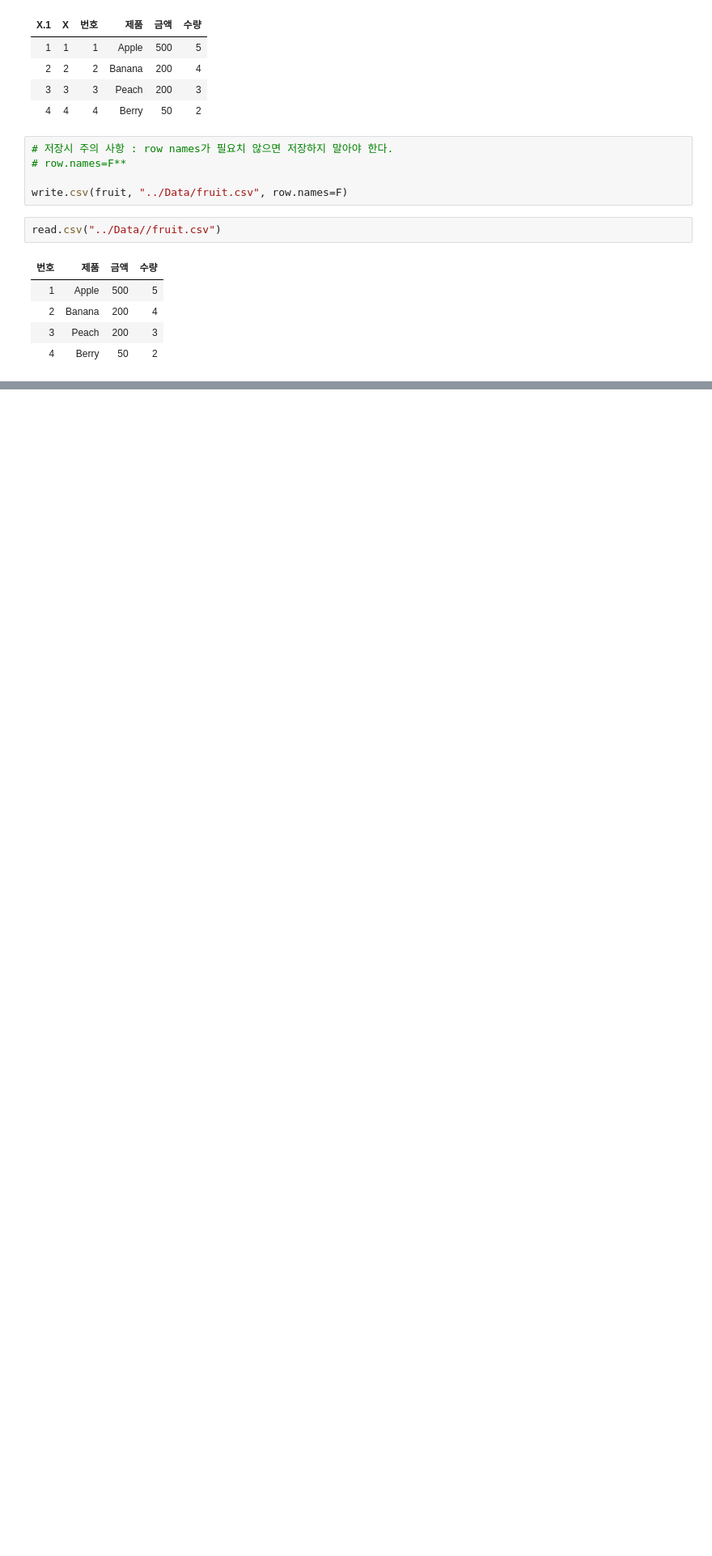
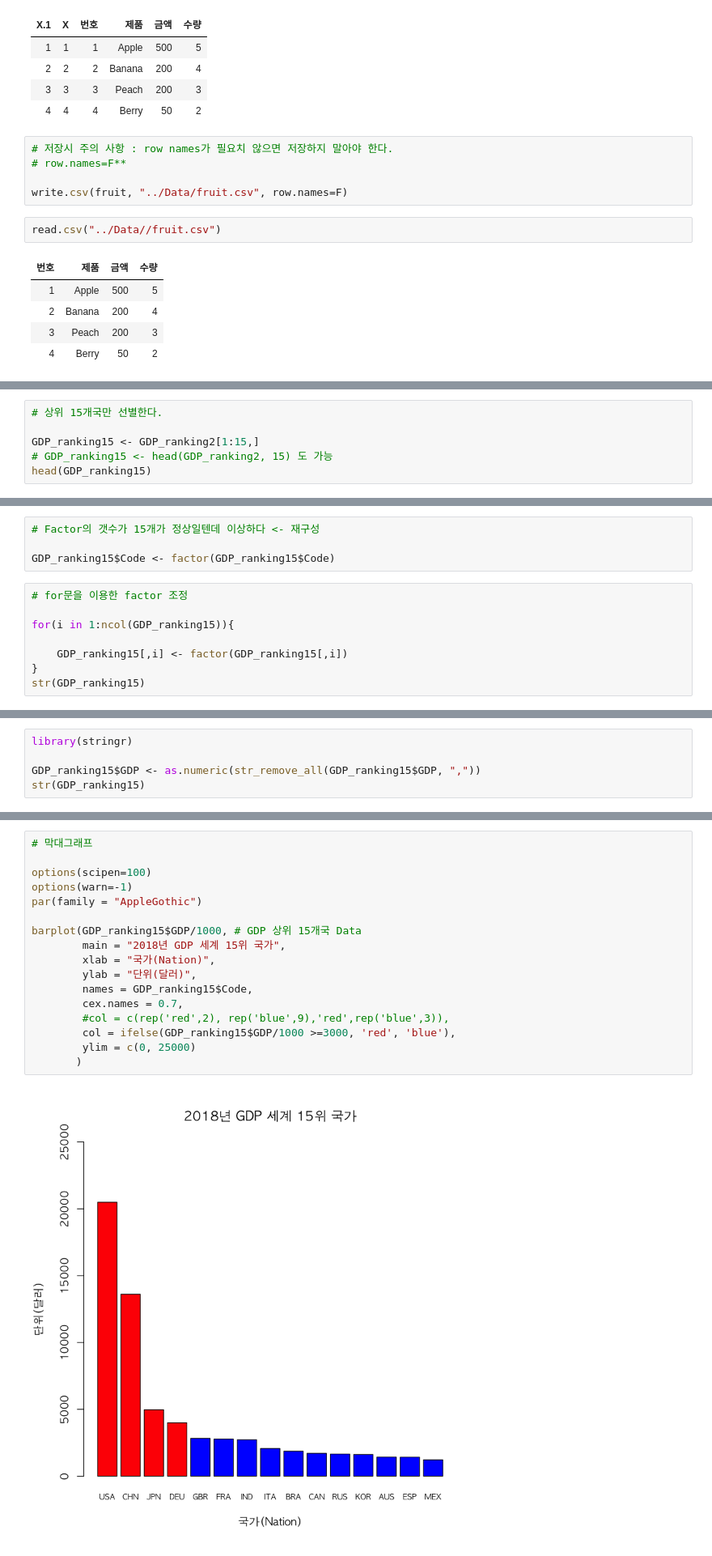
Before and after one commit to jjhwnn/R_Programming, a Jupyter notebook: 08. 파일 입출력.ipynb, the cells around one changed output, grey strips where cells are left out. Shown: that part at 81% size. Saved outputs shown, nothing was run; the diff lists cells and outputs as text; blank space fills up the shorter version.

Commit message:
update barplot

```diff
--- a/08. 파일 입출력.ipynb
+++ b/08. 파일 입출력.ipynb
@@ -70,0 +130,6 @@ read.csv("../Data//fruit.csv")
+# %%
+# 상위 15개국만 선별한다.
+
+GDP_ranking15 <- GDP_ranking2[1:15,]
+# GDP_ranking15 <- head(GDP_ranking2, 15) 도 가능
+head(GDP_ranking15)
@@ -70,0 +199,12 @@ read.csv("../Data//fruit.csv")
+# %%
+# Factor의 갯수가 15개가 정상일텐데 이상하다 <- 재구성
+
+GDP_ranking15$Code <- factor(GDP_ranking15$Code)
+# %%
+# for문을 이용한 factor 조정
+
+for(i in 1:ncol(GDP_ranking15)){
+
+    GDP_ranking15[,i] <- factor(GDP_ranking15[,i])
+}
+str(GDP_ranking15)
@@ -70,0 +217,5 @@ read.csv("../Data//fruit.csv")
+# %%
+library(stringr)
+
+GDP_ranking15$GDP <- as.numeric(str_remove_all(GDP_ranking15$GDP, ","))
+str(GDP_ranking15)
@@ -70,0 +228,19 @@ read.csv("../Data//fruit.csv")
+# %%
+# 막대그래프
+
+options(scipen=100)
+options(warn=-1)
+par(family = "AppleGothic")
+
+barplot(GDP_ranking15$GDP/1000, # GDP 상위 15개국 Data
+        main = "2018년 GDP 세계 15위 국가",
+        xlab = "국가(Nation)",
+        ylab = "단위(달러)",
+        names = GDP_ranking15$Code,
+        cex.names = 0.7,
+        #col = c(rep('red',2), rep('blue',9),'red',rep('blue',3)),
+        col = ifelse(GDP_ranking15$GDP/1000 >=3000, 'red', 'blue'),
+        ylim = c(0, 25000)
+       )
+# %% [output]
+[figure, added]
```
Also changed, not shown: parts of 19 cells of this notebook.
